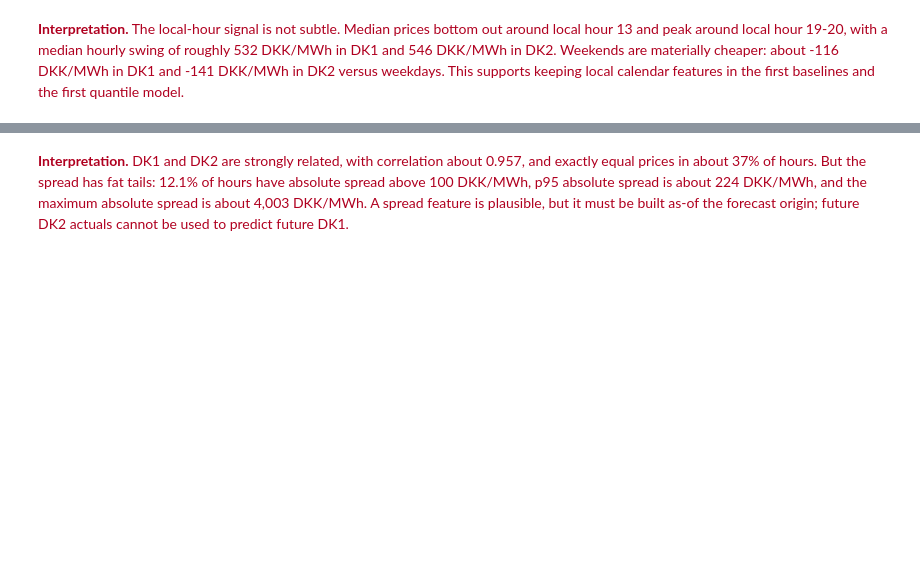
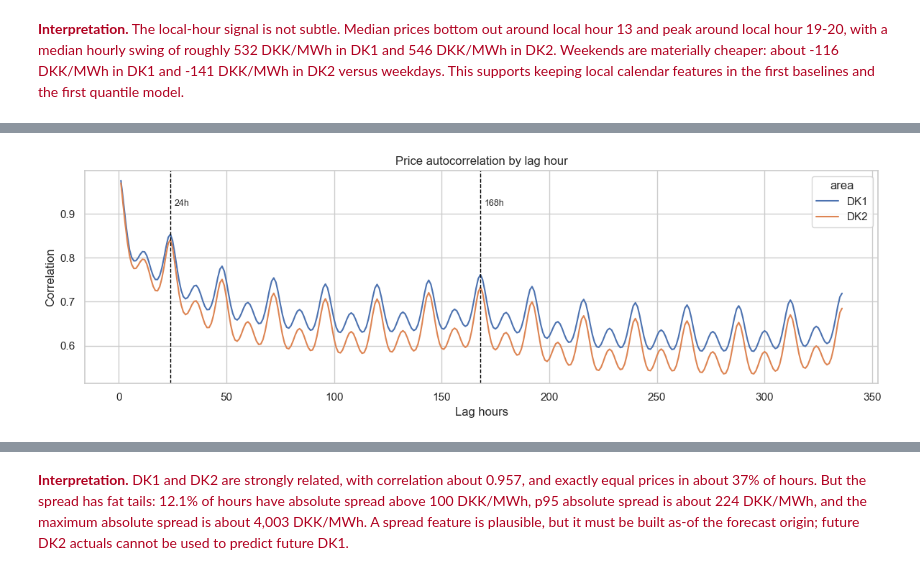
Before and after one commit to PeterBjerreHansen/dk_electricity_forecasting, a Jupyter notebook: notebooks/02_eds_price_panel_eda.ipynb, the cells around one changed output, grey strips where cells are left out. Cells and saved outputs as stored; diff of their text form; code cells hidden in the pictures; blank space fills up the shorter version.

```diff
--- a/notebooks/02_eds_price_panel_eda.ipynb
+++ b/notebooks/02_eds_price_panel_eda.ipynb
@@ -240,0 +309,86 @@ if DATA_READY:
+# %%
+if DATA_READY:
+    def lag_pairs(frame: pd.DataFrame, lag_hours: int) -> pd.DataFrame:
+        lagged = frame[["unique_id", "ds_utc", "y"]].copy()
+        lagged["ds_utc"] = lagged["ds_utc"] + pd.Timedelta(hours=lag_hours)
+        lagged = lagged.rename(columns={"y": f"lag_{lag_hours}h"})
+        return frame.merge(lagged, on=["unique_id", "ds_utc"], how="left")
+
+
+    lag_hours_to_plot = range(1, 24 * 14 + 1)
+    autocorr_rows = []
+    for area, area_frame in panel.groupby("area"):
+        series = area_frame.sort_values("ds_utc").set_index("ds_utc")["y"]
+        for lag_hour in lag_hours_to_plot:
+            autocorr_rows.append(
+                {
+                    "area": area,
+                    "lag_hours": lag_hour,
+                    "autocorrelation": series.autocorr(lag=lag_hour),
+                }
+            )
+    autocorr = pd.DataFrame(autocorr_rows)
+
+    fig, ax = plt.subplots(figsize=(12, 4))
+    if sns is not None:
+        sns.lineplot(data=autocorr, x="lag_hours", y="autocorrelation", hue="area", ax=ax, linewidth=1.5)
+    else:
+        for area, area_frame in autocorr.groupby("area"):
+            ax.plot(area_frame["lag_hours"], area_frame["autocorrelation"], label=area)
+        ax.legend()
+    for lag, label in [(24, "24h"), (168, "168h")]:
+        ax.axvline(lag, color="black", linestyle="--", linewidth=1)
+        ax.text(lag + 2, ax.get_ylim()[1] * 0.92, label, fontsize=9)
+    ax.set_title("Price autocorrelation by lag hour")
+    ax.set_xlabel("Lag hours")
+    ax.set_ylabel("Correlation")
+    fig.tight_layout()
+    plt.show()
+
+    lag_rows = []
+    paired_for_scatter = []
+    for lag in [24, 48, 168, 336]:
+        paired = lag_pairs(panel, lag).dropna(subset=[f"lag_{lag}h"])
+        paired["lag_hours"] = lag
+        paired["copy_error"] = paired[f"lag_{lag}h"] - paired["y"]
+        lag_rows.append(
+            {
+                "lag_hours": lag,
+                "paired_rows": len(paired),
+                "corr": paired["y"].corr(paired[f"lag_{lag}h"]),
+                "copy_mae": paired["copy_error"].abs().mean(),
+                "copy_p90_abs_error": paired["copy_error"].abs().quantile(0.90),
+                "copy_p99_abs_error": paired["copy_error"].abs().quantile(0.99),
+            }
+        )
+        if lag in [24, 168]:
+            paired_for_scatter.append(paired.sample(min(4000, len(paired)), random_state=lag))
+
+    lag_diagnostics = pd.DataFrame(lag_rows).round(3)
+    display(lag_diagnostics)
+
+    scatter = pd.concat(paired_for_scatter, ignore_index=True)
+    fig, axes = plt.subplots(1, 2, figsize=(12, 4), sharex=False, sharey=False)
+    for ax, lag in zip(axes, [24, 168]):
+        plot_frame = scatter[scatter["lag_hours"].eq(lag)]
+        ax.scatter(plot_frame[f"lag_{lag}h"], plot_frame["y"], alpha=0.18, s=9)
+        low = min(plot_frame[f"lag_{lag}h"].min(), plot_frame["y"].min())
+        high = max(plot_frame[f"lag_{lag}h"].max(), plot_frame["y"].max())
+        ax.plot([low, high], [low, high], color="black", linewidth=1, linestyle="--")
+        ax.set_title(f"Actual versus lag {lag}h")
+        ax.set_xlabel(f"Lag {lag}h price")
+        ax.set_ylabel("Actual price")
+    fig.tight_layout()
+    plt.show()
+
+    best_lag = lag_diagnostics.sort_values("copy_mae").iloc[0]
+    weekly = lag_diagnostics.loc[lag_diagnostics["lag_hours"].eq(168)].iloc[0]
+    display(Markdown(
+        '<span style="color:#b00020"><strong>Interpretation.</strong> '
+        f'The same-hour lag signal is real: among the inspected copy rules, the best lag is {int(best_lag["lag_hours"])}h '
+        f'with naive copy MAE {best_lag["copy_mae"]:,.1f}. The 168h weekly lag has correlation {weekly["corr"]:.3f} '
+        f'and copy MAE {weekly["copy_mae"]:,.1f}, so it is a serious baseline. The p90/p99 error columns also show why copying one old hour is fragile: large misses remain common enough to motivate robust median pooling in notebook 03.'
+        '</span>'
+    ))
+# %% [output]
+[figure, added]
```
Also changed, not shown: parts of 35 cells of this notebook, 50 other files.
